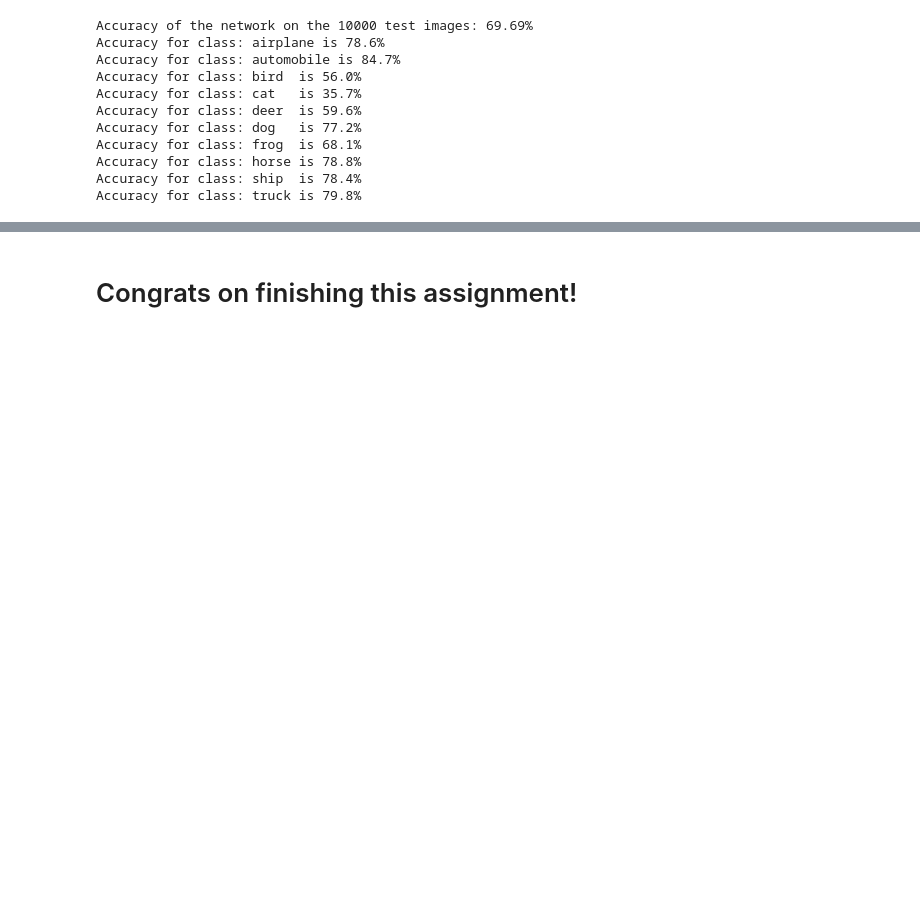
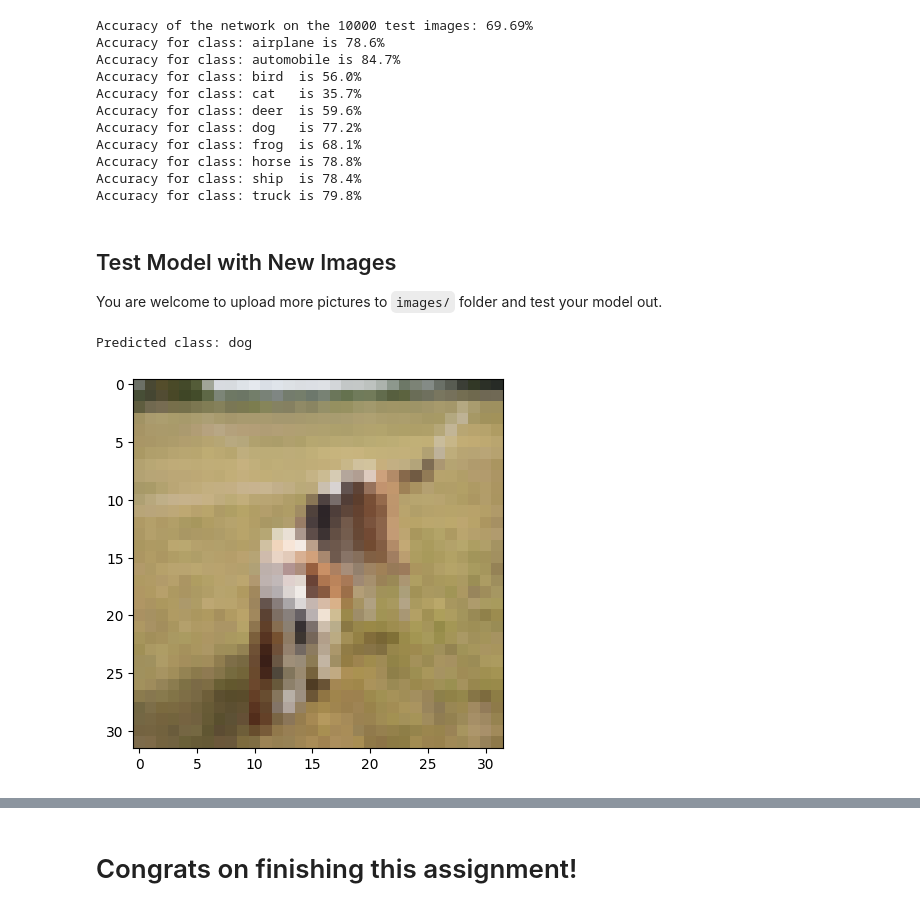
Before and after one commit to linzhangUCA/3321tpl-convnet, a Jupyter notebook: convnet.ipynb, the cells around one changed output, grey strips where cells are left out. Saved outputs shown, nothing was run; the diff lists cells and outputs as text; code cells hidden in the pictures; blank space fills up the shorter version.

Commit message:
add new picture test section

```diff
--- a/convnet.ipynb
+++ b/convnet.ipynb
@@ -307,3 +307,27 @@ Accuracy for class: frog  is 68.1%
 Accuracy for class: horse is 78.8%
 Accuracy for class: ship  is 78.4%
 Accuracy for class: truck is 79.8%
+# %% [markdown]
+## Test Model with New Images
+You are welcome to upload more pictures to `images/` folder and test your model out.
+# %%
+from pathlib import Path
+from torchvision.transforms import v2
+from torchvision.io import decode_image, read_image
+
+transforms = v2.Compose([
+    v2.Resize(size=(32, 32)),
+    v2.ToDtype(torch.float32, scale=True),
+    v2.Normalize(mean=[0.5, 0.5, 0.5], std=[0.5, 0.5, 0.5]),
+])
+img_origin = read_image(str(Path('./images') / 'hank.jpg'))  # change the file name
+img = transforms(img_origin).to(device)
+model.eval()
+with torch.no_grad():
+    pred = model(img)
+pred_class_id = torch.argmax(pred)
+print(f"Predicted class: {classes[pred_class_id]}")
+imshow(img.cpu())
+# %% [output]
+Predicted class: dog
+[figure, added]
```
Also changed, not shown: parts of 1 cell of this notebook, 3 other files.
